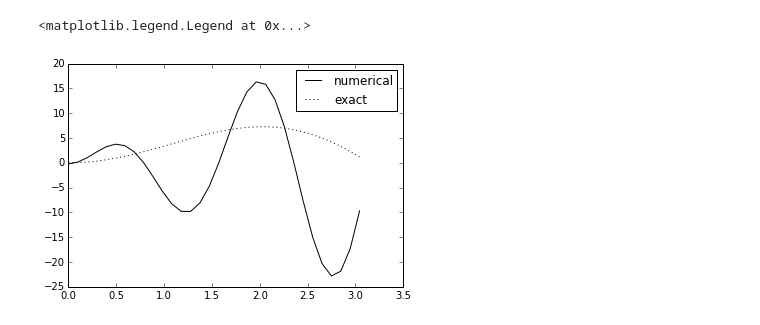
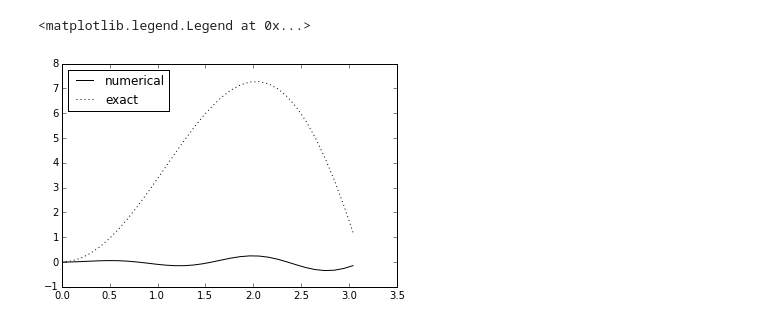
Before and after one commit to cdcooper84/fast_algorithms, a Jupyter notebook: spectral_BVP.ipynb, the cells around one changed output. Drawn from its saved outputs; the diff is of its cells as text; code cells hidden in the pictures.

```diff
--- a/spectral_BVP.ipynb
+++ b/spectral_BVP.ipynb
@@ -70,9 +207,4 @@ and we can obtain $u(x)$ with an inverse FFT. Let's try this out!
 # %%
-import numpy
-import numpy.fft
-import scipy.fftpack
-from matplotlib import pyplot
-%matplotlib inline
 
 N = 32
 
@@ -82,32 +214,32 @@ xmax = numpy.pi#1.
 h = (xmax-xmin)/(N)
 
 x = numpy.linspace(xmin, xmax, N, endpoint=False)
 
 #f = numpy.exp(4*x)
 f = 4*x*numpy.sin(4*x) - numpy.cos(4*x)
 
 #F_k = numpy.fft.fft(f)
 F_k = scipy.fftpack.dst(f, type=1)
 
 k = numpy.arange(N)
 
 #U_k = h**2*F_k/(2*(numpy.cos(2*numpy.pi*k/N)-1))
 U_k = h**2*F_k/(2*(1-numpy.cos(numpy.pi*(k+1)/(N+1)))+4**2*h**2)
 
 #u = numpy.fft.ifft(U_k)
-u = scipy.fftpack.idst(U_k, type=1)#*1./(2*(N+1))
+u = scipy.fftpack.idst(U_k, type=1)*1./(2*(N+1))
 
 #u_exact = 1./16*(numpy.exp(4*x) - numpy.sinh(4)*x - numpy.cosh(4))
 u_exact = 4.*x*numpy.sin(x)
 
 #test = scipy.fftpack.idst(U_k, type=1)*1./(2*(N+1))
 #pyplot.plot(x, f, c='k', ls='-', label='f')
 #pyplot.plot(x, test, c='k', ls=':', label='test')
 #pyplot.legend(loc='best')
 
 pyplot.plot(x, u, c='k', ls='-', label='numerical')
 pyplot.plot(x, u_exact, c='k', ls=':', label='exact')
 pyplot.legend(loc='best')
 # %% [output]
 <matplotlib.legend.Legend at 0x...>
-[figure, old version]
+[figure, new version]
```
Also changed, not shown: parts of 5 cells of this notebook.
